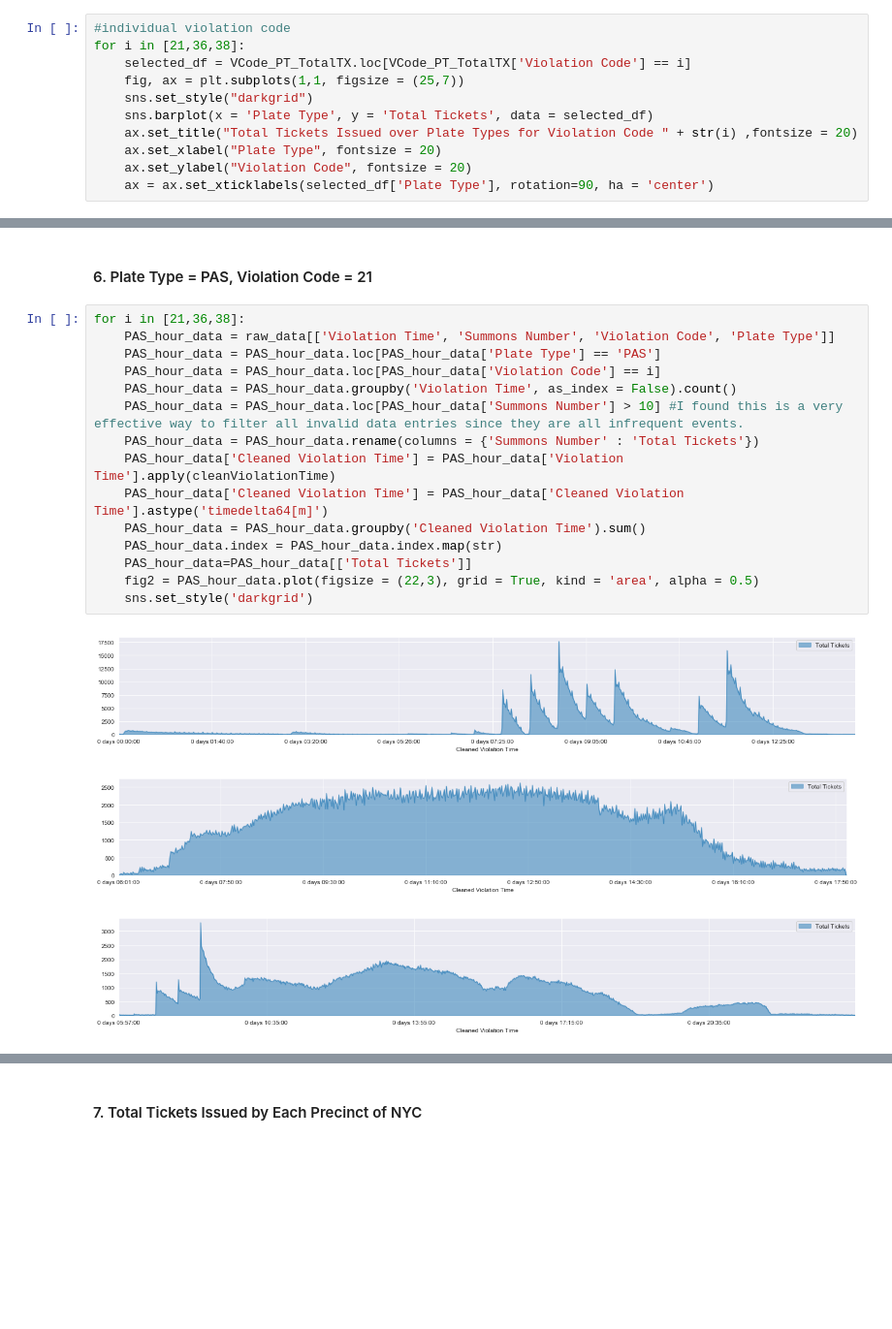
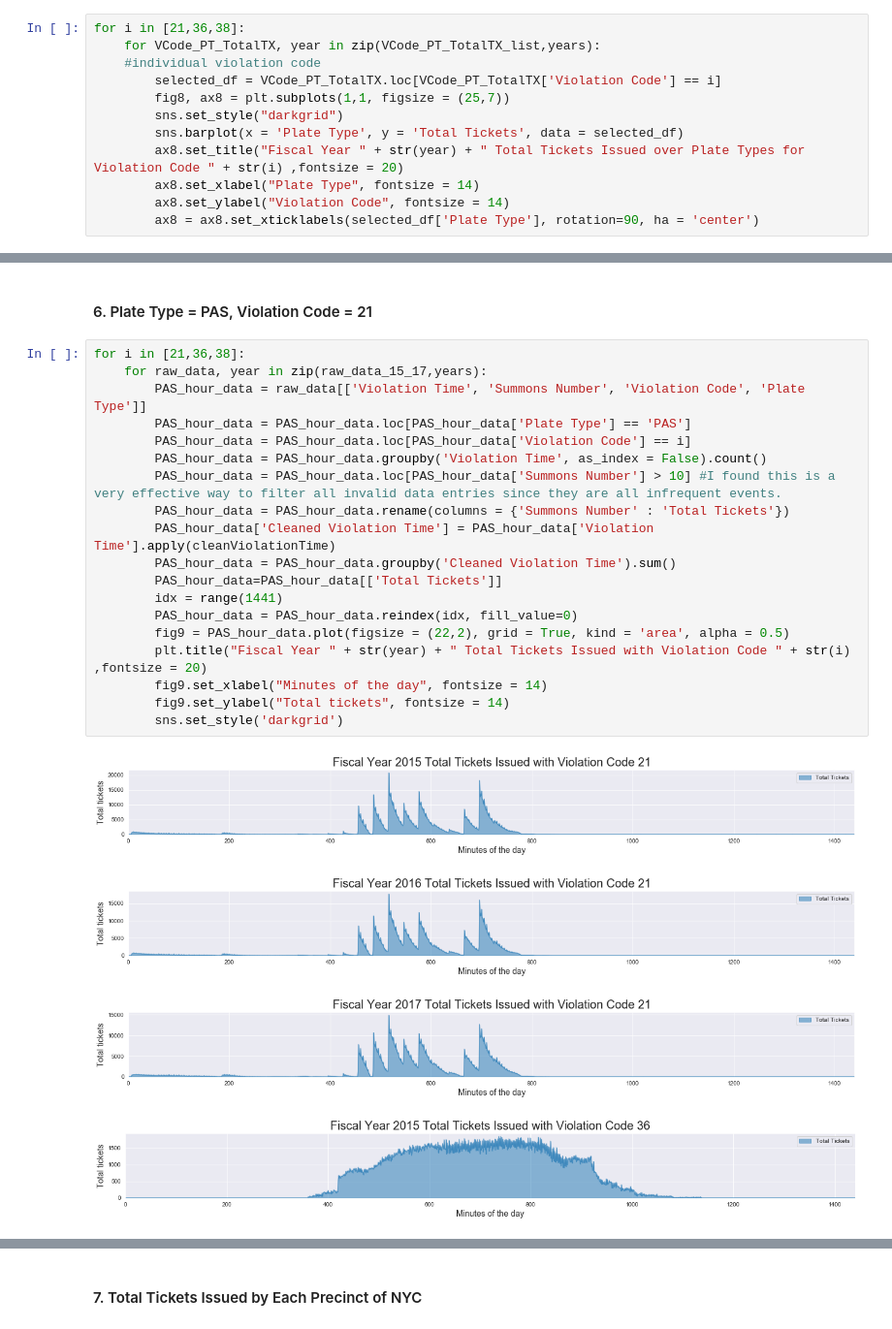
Before and after one commit to siuyik11/NYC_parking_ticket_analysis, a Jupyter notebook: NYC_parking_ticket_analysis.ipynb, the cells around one changed output, grey strips where cells are left out. Shown at 97% size. Drawn from its saved outputs; the diff is of its cells as text; blank space fills up the shorter version.

```diff
--- a/NYC_parking_ticket_analysis.ipynb
+++ b/NYC_parking_ticket_analysis.ipynb
@@ -194,12 +251,13 @@ Text(205.0, 0.5, 'Violation Code')
 # %%
-#individual violation code
 for i in [21,36,38]:
-    selected_df = VCode_PT_TotalTX.loc[VCode_PT_TotalTX['Violation Code'] == i]
-    fig, ax = plt.subplots(1,1, figsize = (25,7))
-    sns.set_style("darkgrid")
-    sns.barplot(x = 'Plate Type', y = 'Total Tickets', data = selected_df)
-    ax.set_title("Total Tickets Issued over Plate Types for Violation Code " + str(i) ,fontsize = 20)
-    ax.set_xlabel("Plate Type", fontsize = 20)
-    ax.set_ylabel("Violation Code", fontsize = 20)
-    ax = ax.set_xticklabels(selected_df['Plate Type'], rotation=90, ha = 'center')
+    for VCode_PT_TotalTX, year in zip(VCode_PT_TotalTX_list,years):
+    #individual violation code
+        selected_df = VCode_PT_TotalTX.loc[VCode_PT_TotalTX['Violation Code'] == i]
+        fig8, ax8 = plt.subplots(1,1, figsize = (25,7))
+        sns.set_style("darkgrid")
+        sns.barplot(x = 'Plate Type', y = 'Total Tickets', data = selected_df)
+        ax8.set_title("Fiscal Year " + str(year) + " Total Tickets Issued over Plate Types for Violation Code " + str(i) ,fontsize = 20)
+        ax8.set_xlabel("Plate Type", fontsize = 14)
+        ax8.set_ylabel("Violation Code", fontsize = 14)
+        ax8 = ax8.set_xticklabels(selected_df['Plate Type'], rotation=90, ha = 'center')
 # %% [output]
@@ -210,20 +274,25 @@ for i in [21,36,38]:
 #### 6.  Plate Type = PAS, Violation Code = 21
 # %%
 for i in [21,36,38]:
-    PAS_hour_data = raw_data[['Violation Time', 'Summons Number', 'Violation Code', 'Plate Type']]
-    PAS_hour_data = PAS_hour_data.loc[PAS_hour_data['Plate Type'] == 'PAS']
-    PAS_hour_data = PAS_hour_data.loc[PAS_hour_data['Violation Code'] == i]
-    PAS_hour_data = PAS_hour_data.groupby('Violation Time', as_index = False).count()
-    PAS_hour_data = PAS_hour_data.loc[PAS_hour_data['Summons Number'] > 10] #I found this is a very effective way to filter all invalid data entries since they are all infrequent events.
-    PAS_hour_data = PAS_hour_data.rename(columns = {'Summons Number' : 'Total Tickets'})
-    PAS_hour_data['Cleaned Violation Time'] = PAS_hour_data['Violation Time'].apply(cleanViolationTime)
-    PAS_hour_data['Cleaned Violation Time'] = PAS_hour_data['Cleaned Violation Time'].astype('timedelta64[m]')
-    PAS_hour_data = PAS_hour_data.groupby('Cleaned Violation Time').sum()
-    PAS_hour_data.index = PAS_hour_data.index.map(str)
-    PAS_hour_data=PAS_hour_data[['Total Tickets']]
-    fig2 = PAS_hour_data.plot(figsize = (22,3), grid = True, kind = 'area', alpha = 0.5)
-    sns.set_style('darkgrid')
+    for raw_data, year in zip(raw_data_15_17,years):
+        PAS_hour_data = raw_data[['Violation Time', 'Summons Number', 'Violation Code', 'Plate Type']]
+        PAS_hour_data = PAS_hour_data.loc[PAS_hour_data['Plate Type'] == 'PAS']
+        PAS_hour_data = PAS_hour_data.loc[PAS_hour_data['Violation Code'] == i]
+        PAS_hour_data = PAS_hour_data.groupby('Violation Time', as_index = False).count()
+        PAS_hour_data = PAS_hour_data.loc[PAS_hour_data['Summons Number'] > 10] #I found this is a very effective way to filter all invalid data entries since they are all infrequent events.
+        PAS_hour_data = PAS_hour_data.rename(columns = {'Summons Number' : 'Total Tickets'})
+        PAS_hour_data['Cleaned Violation Time'] = PAS_hour_data['Violation Time'].apply(cleanViolationTime)
+        PAS_hour_data = PAS_hour_data.groupby('Cleaned Violation Time').sum()
+        PAS_hour_data=PAS_hour_data[['Total Tickets']]
+        idx = range(1441)
+        PAS_hour_data = PAS_hour_data.reindex(idx, fill_value=0)
+        fig9 = PAS_hour_data.plot(figsize = (22,2), grid = True, kind = 'area', alpha = 0.5)
+        plt.title("Fiscal Year " + str(year) + " Total Tickets Issued with Violation Code " + str(i) ,fontsize = 20)
+        fig9.set_xlabel("Minutes of the day", fontsize = 14)
+        fig9.set_ylabel("Total tickets", fontsize = 14)
+        sns.set_style('darkgrid')
 # %% [output]
-[figure, old version]
+[figure, new version]
-[figure, old version]
+[figure, new version]
-[figure, old version]
+[figure, new version]
+[figure, added]
```
Also changed, not shown: parts of 19 cells of this notebook.
